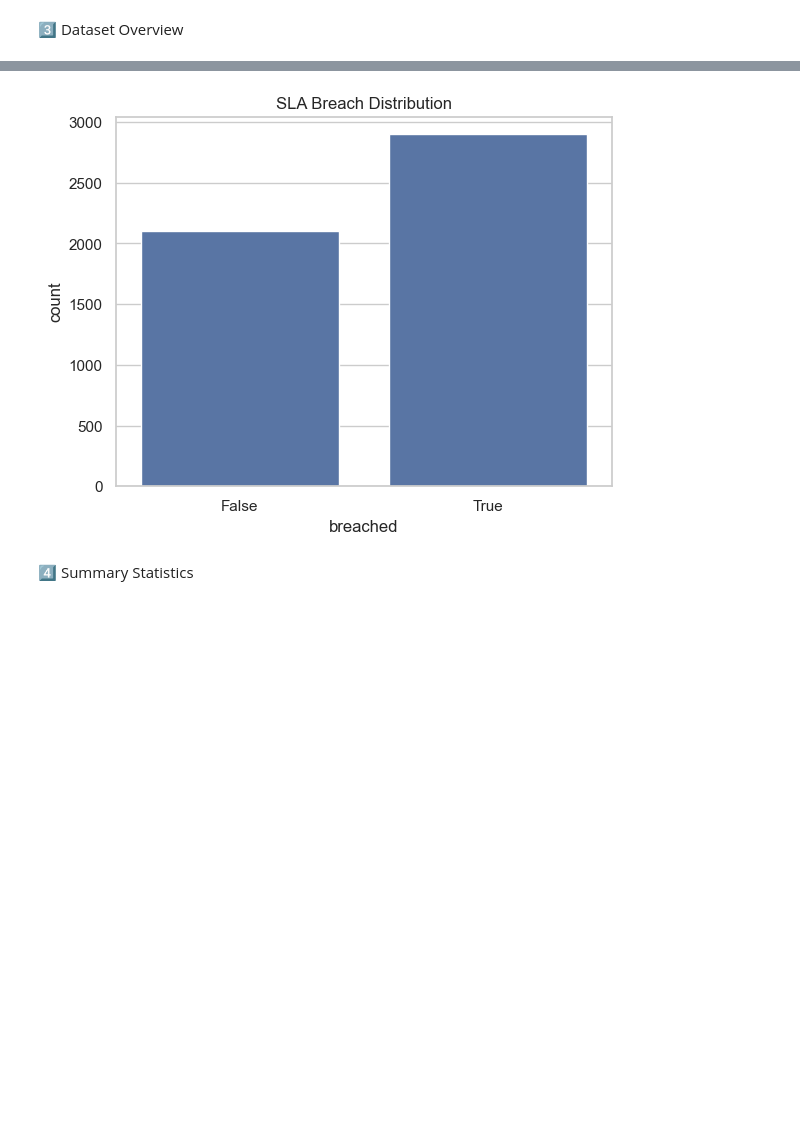
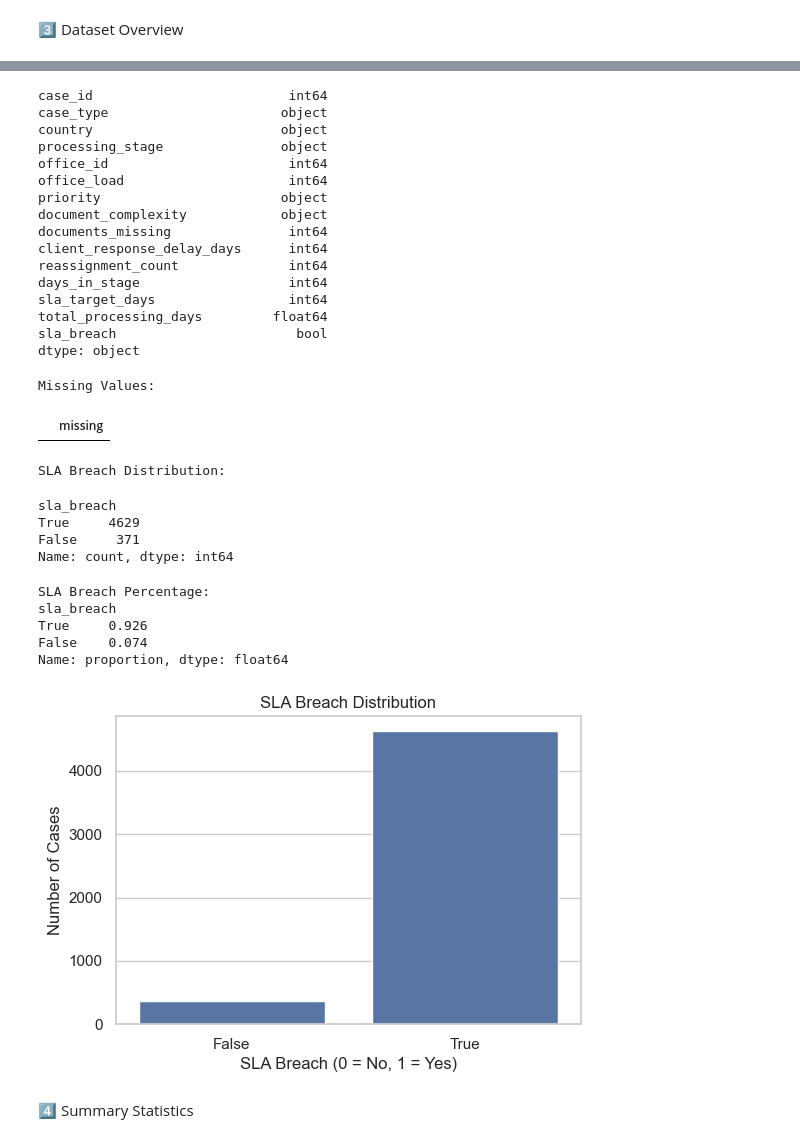
Before and after one commit to loictiemani/sla-risk-prediction, a Jupyter notebook: notebooks/01_data_exploration.ipynb, the cells around one changed output, grey strips where cells are left out. Cells and saved outputs as stored; diff of their text form; code cells hidden in the pictures; blank space fills up the shorter version.

```diff
--- a/notebooks/01_data_exploration.ipynb
+++ b/notebooks/01_data_exploration.ipynb
@@ -20,14 +26,22 @@ sns.set(style="whitegrid")
 # %% [markdown]
 2️⃣ Load Raw Data
 # %%
-from src.data_processing import load_raw_data, clean_data, save_processed_data
+from data_processing import load_raw_data, clean_data  # src/data_processing.py
 
-# Load the raw SLA dataset
-df = load_raw_data("data/raw/sla_cases.csv")
+# ------------------------
+# 3️⃣ Load and clean data
+# ------------------------
+df_raw = load_raw_data(RAW_PATH)
+df = clean_data(df_raw)
 
-# Basic cleaning
-df = clean_data(df)
+# ------------------------
+# 4️⃣ Visualization defaults
+# ------------------------
+sns.set(style="whitegrid")
+pd.set_option("display.max_columns", 100)
 
-# Preview the data
+print("✅ Data loaded successfully")
+print("Raw shape:", df_raw.shape)
+print("Clean shape:", df.shape)
 df.head()
 # %% [output]
@@ -40,18 +57,34 @@ df.head()
 # %% [markdown]
 3️⃣ Dataset Overview
 # %%
+# ------------------------
+# Basic dataset overview
+# ------------------------
+
 # Dataset shape
 print("Number of rows and columns:", df.shape)
 
 # Data types
-print("\nData Types:\n", df.dtypes)
+print("\nData Types:")
+display(df.dtypes)
 
 # Missing values
-print("\nMissing Values:\n", df.isnull().sum())
+print("\nMissing Values:")
+display(df.isnull().sum().to_frame("missing").query("missing > 0"))
 
+# ------------------------
 # Target distribution
-print("\nSLA Breach Distribution:\n", df['breached'].value_counts())
-sns.countplot(x='breached', data=df)
+# ------------------------
+print("\nSLA Breach Distribution:")
+display(df['sla_breach'].value_counts())
+
+print("\nSLA Breach Percentage:")
+print(df['sla_breach'].value_counts(normalize=True).round(3))
+
+plt.figure(figsize=(6,4))
+sns.countplot(x='sla_breach', data=df)
 plt.title("SLA Breach Distribution")
+plt.xlabel("SLA Breach (0 = No, 1 = Yes)")
+plt.ylabel("Number of Cases")
 plt.show()
 # %% [output]
@@ -75,4 +94,32 @@ Name: count, dtype: int64
+case_id                         int64
+case_type                      object
+country                        object
+processing_stage               object
+office_id                       int64
+office_load                     int64
+priority                       object
+document_complexity            object
+documents_missing               int64
+client_response_delay_days      int64
+reassignment_count              int64
+days_in_stage                   int64
+sla_target_days                 int64
+total_processing_days         float64
+sla_breach                       bool
+dtype: object
+Missing Values:
+|  | missing |
+SLA Breach Distribution:
+sla_breach
+True     4629
+False     371
+Name: count, dtype: int64
+SLA Breach Percentage:
+sla_breach
+True     0.926
+False    0.074
+Name: proportion, dtype: float64
-[figure, old version]
+[figure, new version]
 # %% [markdown]
 4️⃣ Summary Statistics
 # %%
```
Also changed, not shown: parts of 6 cells of this notebook, 9 other files.
